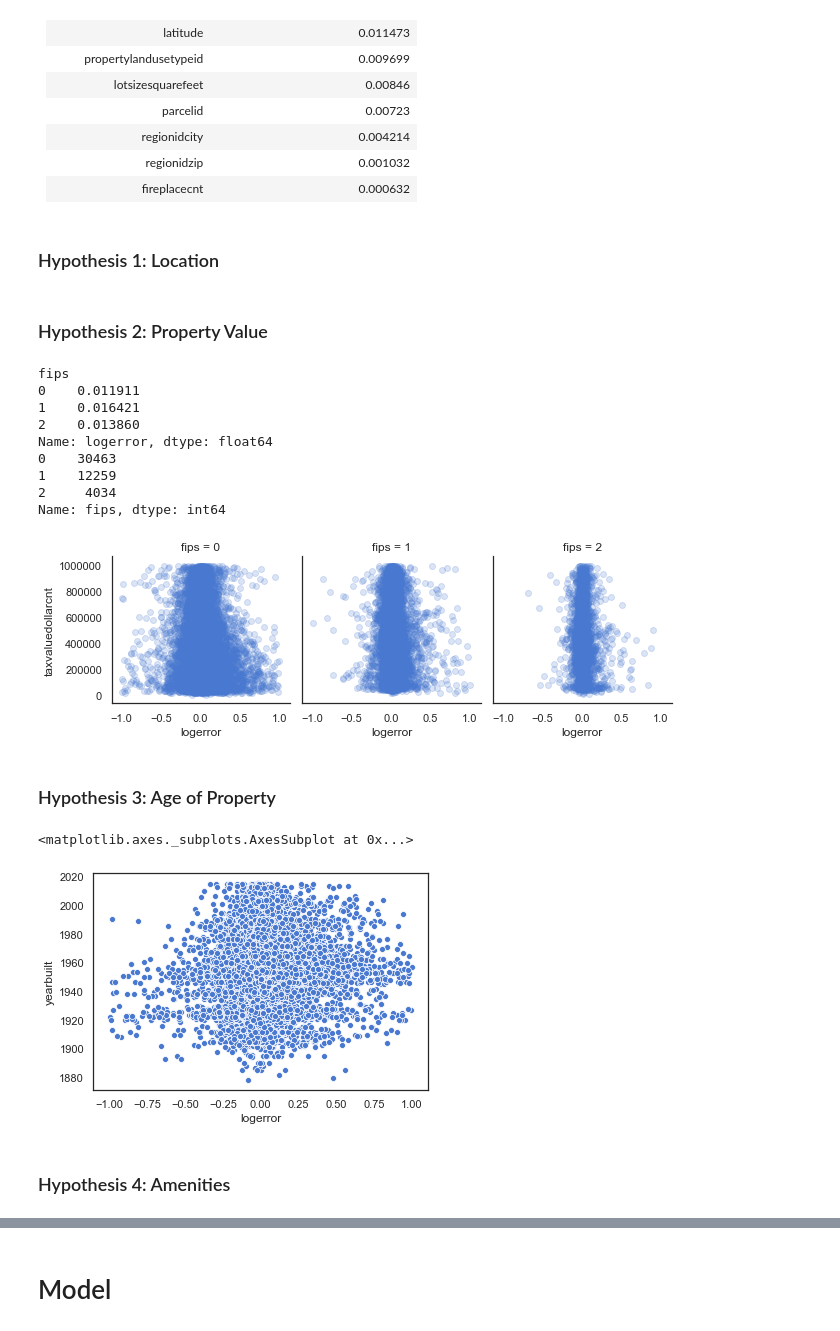
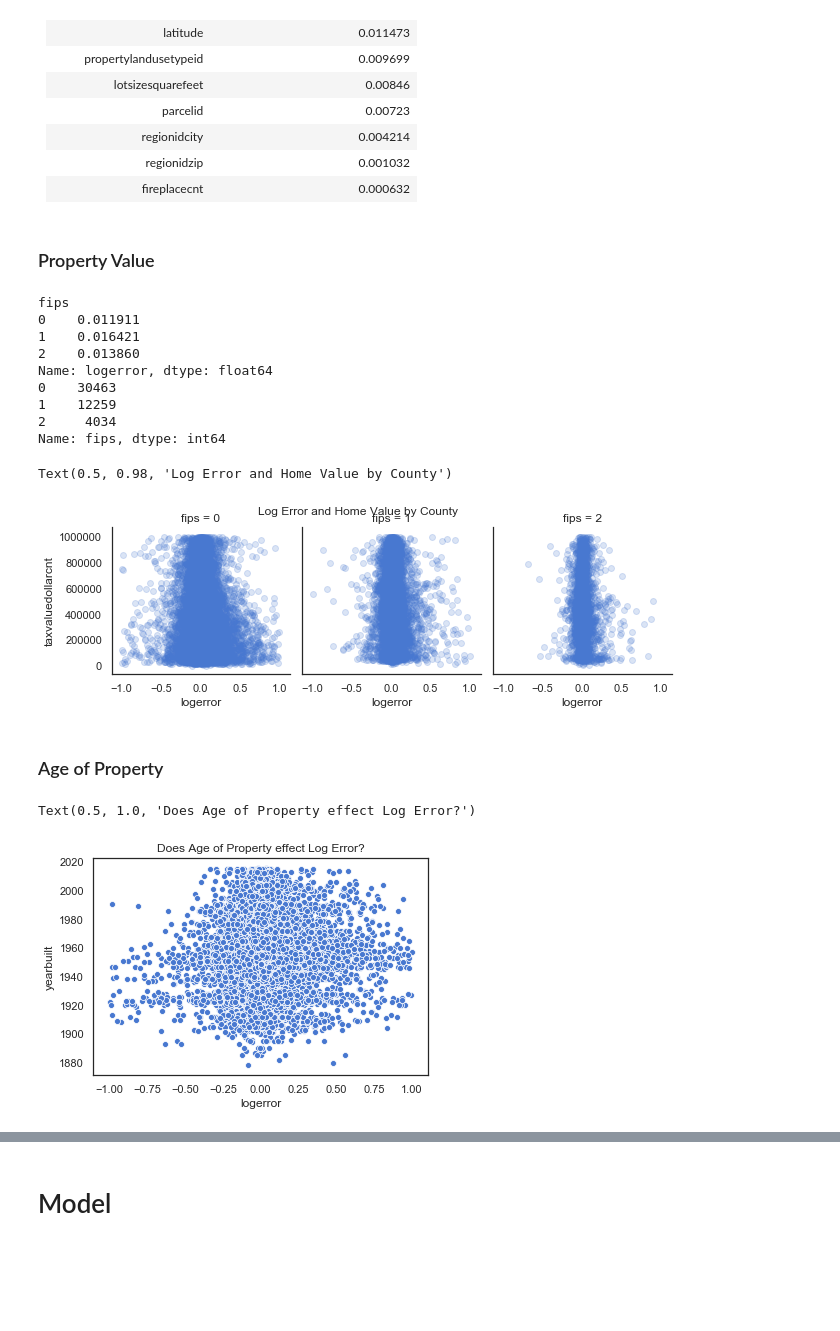
Before and after one commit to PeopleAgainstBroccoli/zillow_cluster, a Jupyter notebook: working_notebook.ipynb, the cells around one changed output, grey strips where cells are left out. Drawn from its saved outputs; the diff is of its cells as text; code cells hidden in the pictures; blank space fills up the shorter version.

```diff
--- a/working_notebook.ipynb
+++ b/working_notebook.ipynb
@@ -252,16 +253,15 @@ data.corr()
 |regionidcity|	0.004214|
 |regionidzip|	0.001032|
 |fireplacecnt|	0.000632|
-# %% [markdown]
-### Hypothesis 1: Location
 # %% [markdown]
-### Hypothesis 2: Property Value
+### Property Value
 # %%
 print(data.groupby('fips')['logerror'].mean())
 print(data['fips'].value_counts())
 
 g = sns.FacetGrid(data, col = 'fips')
 g = g.map(plt.scatter, 'logerror', 'taxvaluedollarcnt', alpha = .2)
+g.fig.suptitle("Log Error and Home Value by County")
 # %% [output]
 fips
 0    0.011911
@@ -272,13 +272,13 @@ Name: logerror, dtype: float64
 1    12259
 2     4034
 Name: fips, dtype: int64
+Text(0.5, 0.98, 'Log Error and Home Value by County')
-[figure, old version]
+[figure, new version]
 # %% [markdown]
-### Hypothesis 3: Age of Property
+### Age of Property
 # %%
-sns.scatterplot(x='logerror',y='yearbuilt', data = data)
+ax = sns.scatterplot(x='logerror',y='yearbuilt', data = data)
+ax.set_title("Does Age of Property effect Log Error?")
 # %% [output]
-<matplotlib.axes._subplots.AxesSubplot at 0x...>
+Text(0.5, 1.0, 'Does Age of Property effect Log Error?')
-[figure, old version]
+[figure, new version]
-# %% [markdown]
-### Hypothesis 4: Amenities
```
Also changed, not shown: parts of 5 cells of this notebook.
